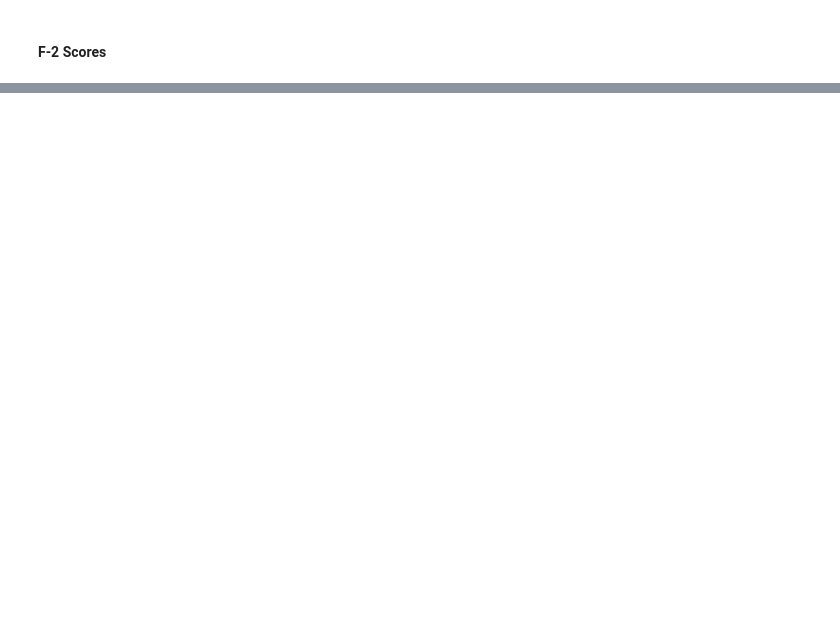
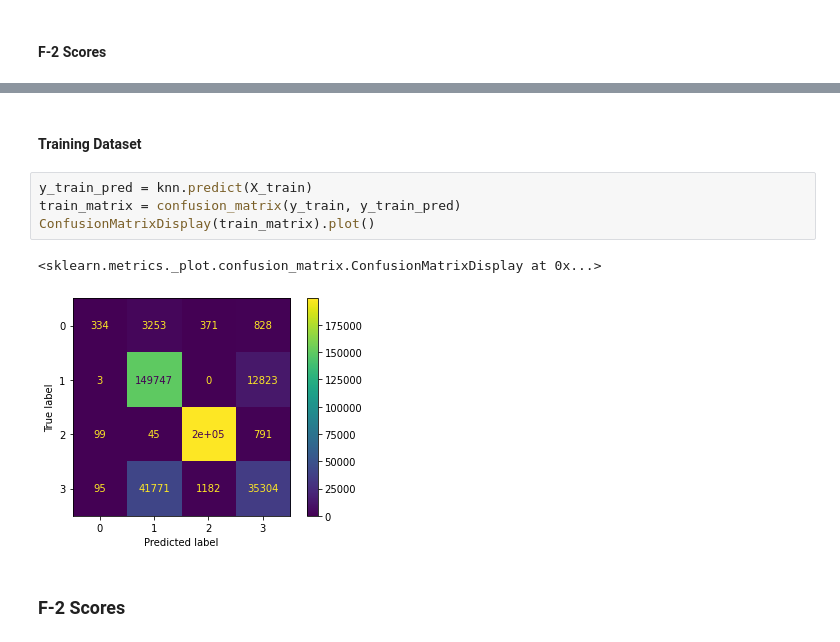
Before and after one commit to alhparsa/CMPT459-Project, a Jupyter notebook: Milestone_2.ipynb, the cells around one changed output, grey strips where cells are left out. Saved outputs shown, nothing was run; the diff lists cells and outputs as text; blank space fills up the shorter version.

```diff
--- a/Milestone_2.ipynb
+++ b/Milestone_2.ipynb
@@ -203,0 +238,11 @@ plts.legend()
+# %% [markdown]
+#### Training Dataset
+# %%
+y_train_pred = knn.predict(X_train)
+train_matrix = confusion_matrix(y_train, y_train_pred)
+ConfusionMatrixDisplay(train_matrix).plot()
+# %% [output]
+<sklearn.metrics._plot.confusion_matrix.ConfusionMatrixDisplay at 0x...>
+[figure, added]
+# %% [markdown]
+### F-2 Scores
```
Also changed, not shown: parts of 24 cells of this notebook.
